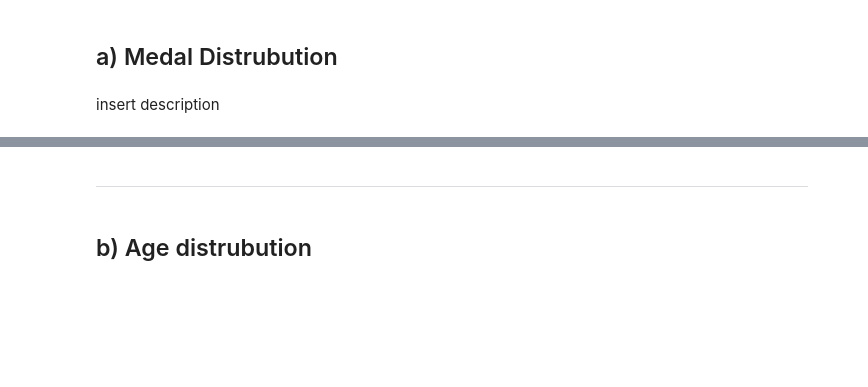
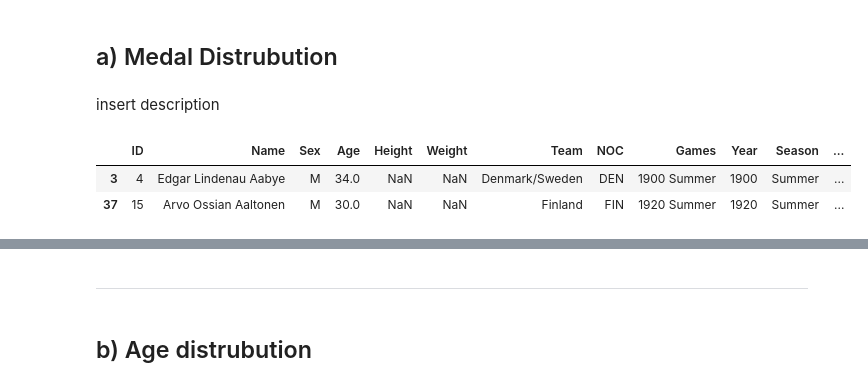
Before and after one commit to CyrilleKolle/project_data_behandling, a Jupyter notebook: Code/task2_sports_statistics.ipynb, the cells around one changed output, grey strips where cells are left out. Drawn from its saved outputs; the diff is of its cells as text; code cells hidden in the pictures; blank space fills up the shorter version.

```diff
--- a/Code/task2_sports_statistics.ipynb
+++ b/Code/task2_sports_statistics.ipynb
@@ -19,3 +19,15 @@ Create more plots to visualize the different aspects about about the sports
 ## a) Medal Distrubution
 # %% [markdown]
 insert description
+# %%
+import pandas as pd
+data = pd.read_csv("../Data/athlete_events.csv")                # Using pandas to open the data
+data.head(5)
+data = data[data['Medal'].notna()]
+data =  data.drop_duplicates(subset=['NOC', 'Medal', 'Year', 'Games','Season', 'City', 'Event'], keep='first')
+# %%
+data.head(2)
+# %% [output]
+|  | ID | Name | Sex | Age | Height | Weight | Team | NOC | Games | Year | Season | ... |
+| 3 | 4 | Edgar Lindenau Aabye | M | 34.0 | NaN | NaN | Denmark/Sweden | DEN | 1900 Summer | 1900 | Summer | ... |
+| 37 | 15 | Arvo Ossian Aaltonen | M | 30.0 | NaN | NaN | Finland | FIN | 1920 Summer | 1920 | Summer | ... |
```
Also changed, not shown: parts of 3 cells of this notebook.
